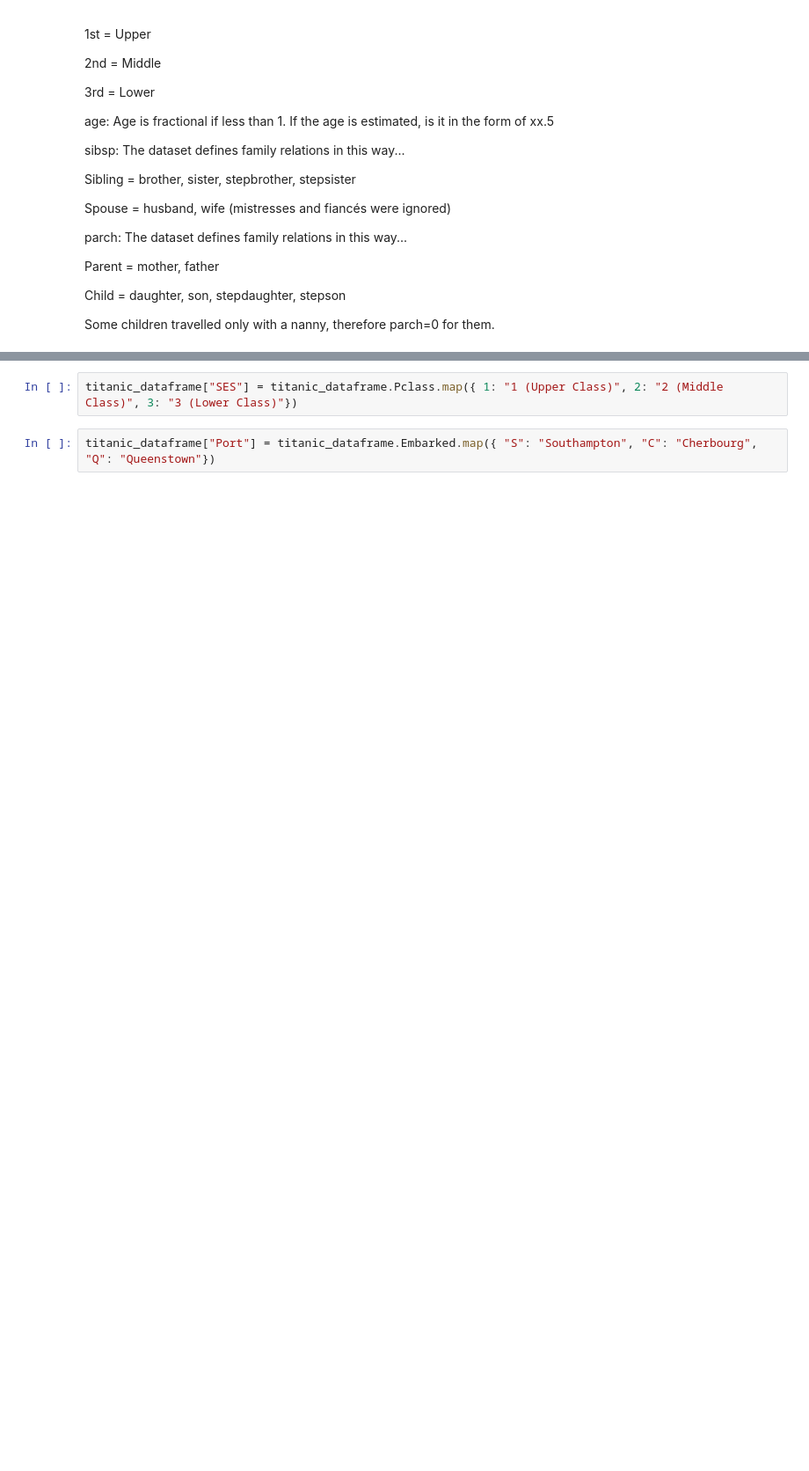
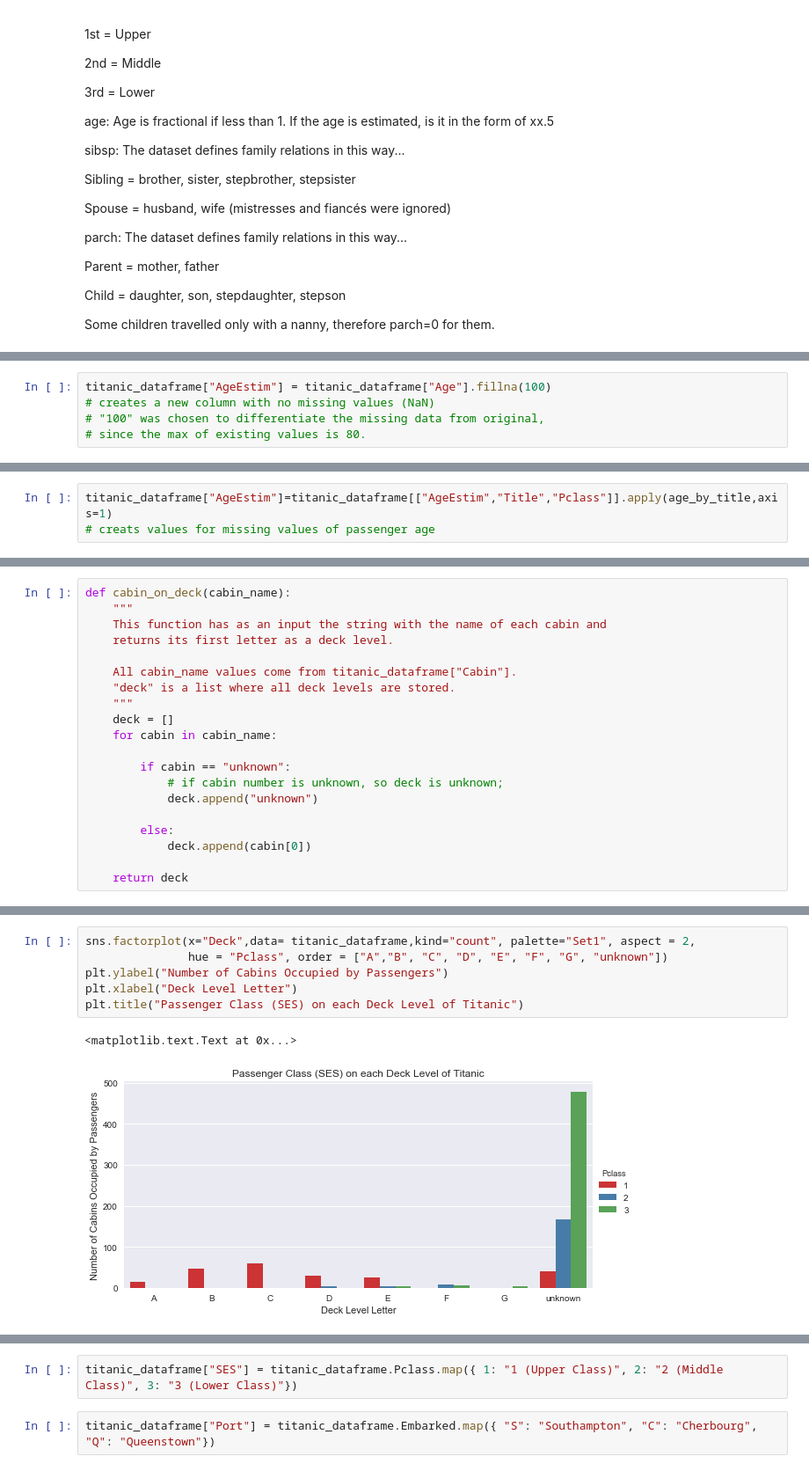
Before and after one commit to YuliyaKoldayeva/Titanic_data_analysis, a Jupyter notebook: Titanic_Final_Project_IPND_by_Yuliya.ipynb, the cells around one changed output, grey strips where cells are left out. Shown: that part at 88% size. Cells and saved outputs as stored; diff of their text form; blank space fills up the shorter version.

```diff
--- a/Titanic_Final_Project_IPND_by_Yuliya.ipynb
+++ b/Titanic_Final_Project_IPND_by_Yuliya.ipynb
@@ -162,0 +679,5 @@ titanic_original_dataframe.head() # Print the head of the original data to see w
+# %%
+titanic_dataframe["AgeEstim"] = titanic_dataframe["Age"].fillna(100)
+# creates a new column with no missing values (NaN)
+# "100" was chosen to differentiate the missing data from original,
+# since the max of existing values is 80.
@@ -162,0 +725,3 @@ titanic_original_dataframe.head() # Print the head of the original data to see w
+# %%
+titanic_dataframe["AgeEstim"]=titanic_dataframe[["AgeEstim","Title","Pclass"]].apply(age_by_title,axis=1)
+# creats values for missing values of passenger age
@@ -162,0 +769,20 @@ titanic_original_dataframe.head() # Print the head of the original data to see w
+# %%
+def cabin_on_deck(cabin_name):
+    """
+    This function has as an input the string with the name of each cabin and
+    returns its first letter as a deck level.
+
+    All cabin_name values come from titanic_dataframe["Cabin"].
+    "deck" is a list where all deck levels are stored.
+    """
+    deck = []
+    for cabin in cabin_name:
+
+        if cabin == "unknown":
+            # if cabin number is unknown, so deck is unknown;
+            deck.append("unknown")
+
+        else:
+            deck.append(cabin[0])
+
+    return deck
@@ -162,0 +817,9 @@ titanic_original_dataframe.head() # Print the head of the original data to see w
+# %%
+sns.factorplot(x="Deck",data= titanic_dataframe,kind="count", palette="Set1", aspect = 2,
+               hue = "Pclass", order = ["A","B", "C", "D", "E", "F", "G", "unknown"])
+plt.ylabel("Number of Cabins Occupied by Passengers")
+plt.xlabel("Deck Level Letter")
+plt.title("Passenger Class (SES) on each Deck Level of Titanic")
+# %% [output]
+<matplotlib.text.Text at 0x...>
+[figure, added]
```
Also changed, not shown: parts of 167 cells of this notebook, 1 other file.
